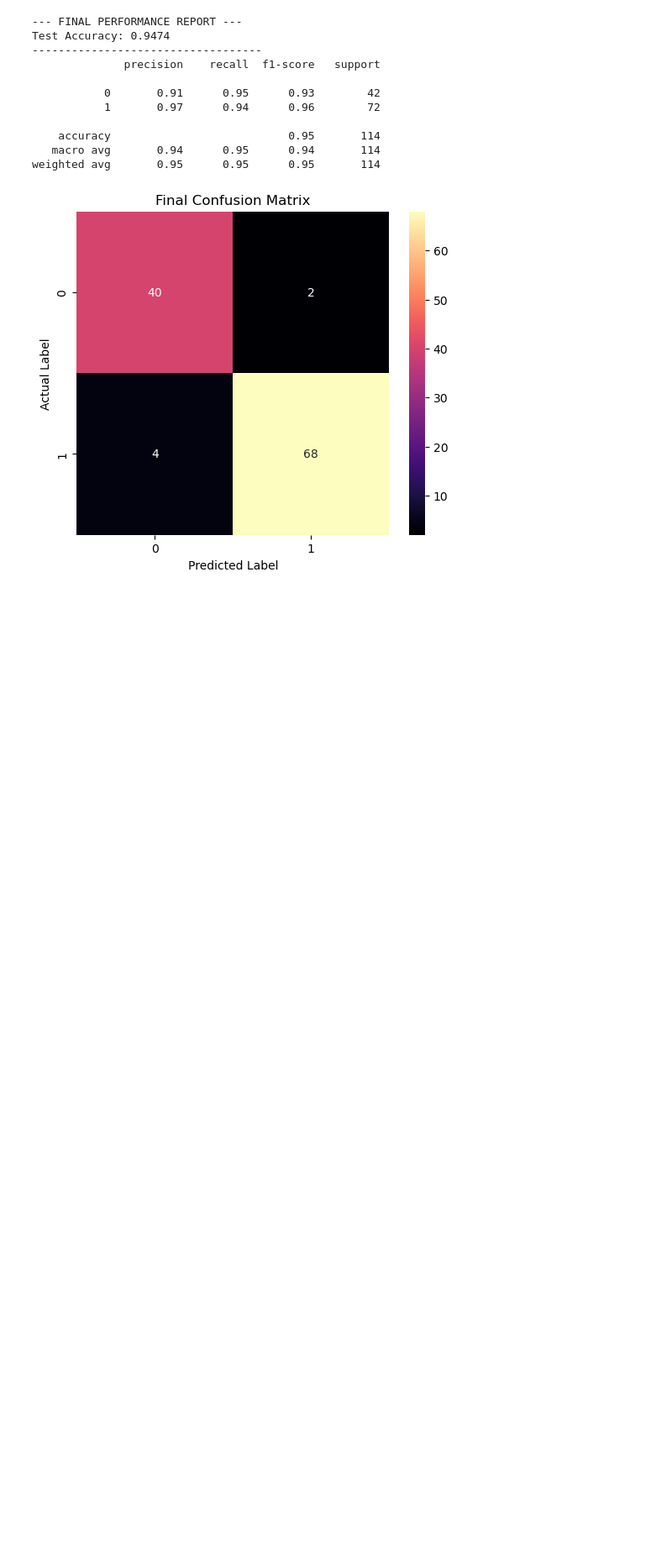
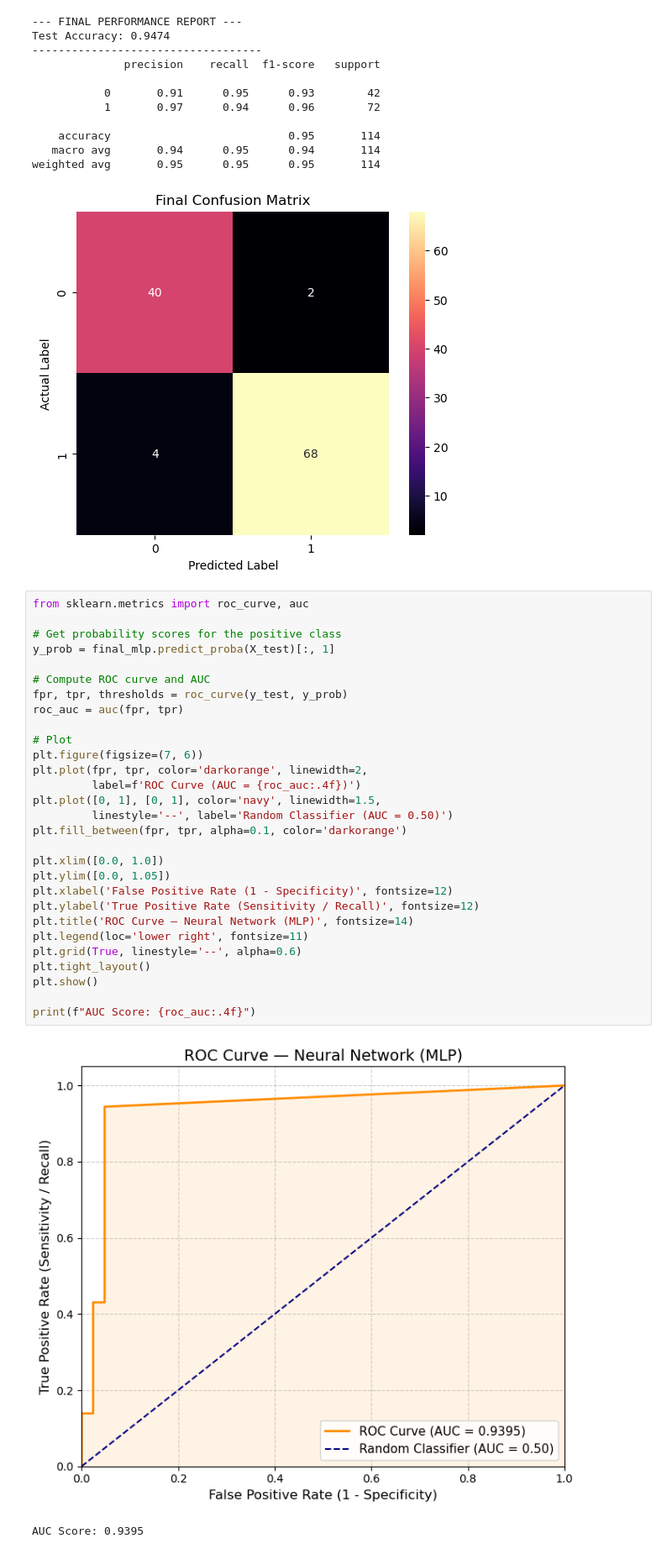
Before and after one commit to Joaomuianga/ML-team-collaboration, a Jupyter notebook: 2_SupervisedLearning/notebooks/5_NeuralNetwork.ipynb, the cells around one changed output. Shown at 84% size. Saved outputs shown, nothing was run; the diff lists cells and outputs as text; blank space fills up the shorter version.

```diff
--- a/2_SupervisedLearning/notebooks/5_NeuralNetwork.ipynb
+++ b/2_SupervisedLearning/notebooks/5_NeuralNetwork.ipynb
@@ -159,3 +159,35 @@ Test Accuracy: 0.9474
    macro avg       0.94      0.95      0.94       114
 weighted avg       0.95      0.95      0.95       114
 [figure]
+# %%
+from sklearn.metrics import roc_curve, auc
+
+# Get probability scores for the positive class
+y_prob = final_mlp.predict_proba(X_test)[:, 1]
+
+# Compute ROC curve and AUC
+fpr, tpr, thresholds = roc_curve(y_test, y_prob)
+roc_auc = auc(fpr, tpr)
+
+# Plot
+plt.figure(figsize=(7, 6))
+plt.plot(fpr, tpr, color='darkorange', linewidth=2,
+         label=f'ROC Curve (AUC = {roc_auc:.4f})')
+plt.plot([0, 1], [0, 1], color='navy', linewidth=1.5,
+         linestyle='--', label='Random Classifier (AUC = 0.50)')
+plt.fill_between(fpr, tpr, alpha=0.1, color='darkorange')
+
+plt.xlim([0.0, 1.0])
+plt.ylim([0.0, 1.05])
+plt.xlabel('False Positive Rate (1 - Specificity)', fontsize=12)
+plt.ylabel('True Positive Rate (Sensitivity / Recall)', fontsize=12)
+plt.title('ROC Curve — Neural Network (MLP)', fontsize=14)
+plt.legend(loc='lower right', fontsize=11)
+plt.grid(True, linestyle='--', alpha=0.6)
+plt.tight_layout()
+plt.show()
+
+print(f"AUC Score: {roc_auc:.4f}")
+# %% [output]
+[figure, added]
+AUC Score: 0.9395
```
Also changed, not shown: parts of 1 cell of this notebook.
